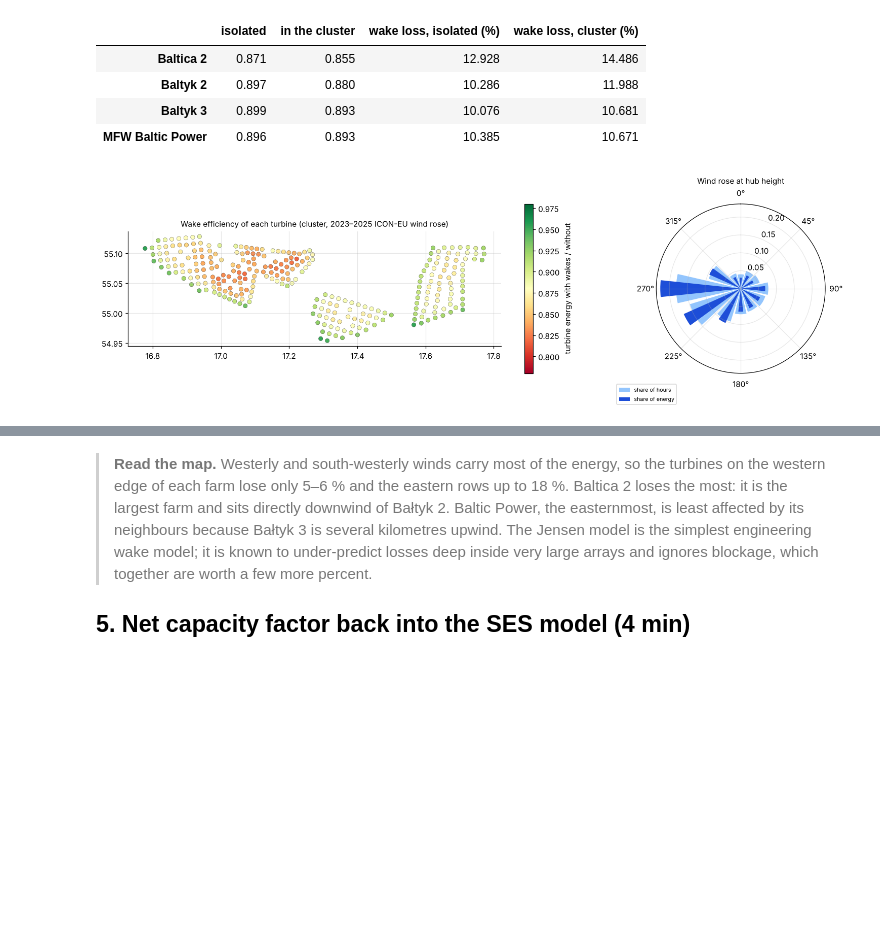
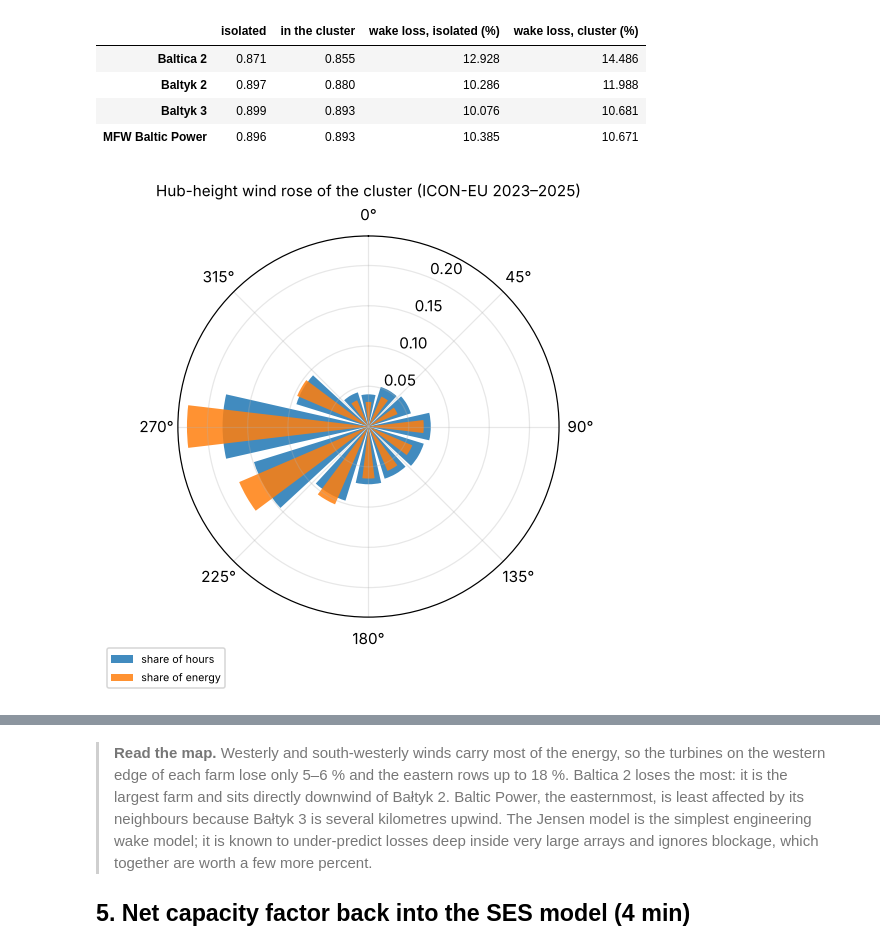
Before and after one commit to ogcincubator/bblocks-seadots, a Jupyter notebook: docs/baltic-ses-exercise/baltic_ses_production_extension.ipynb, the cells around one changed output, grey strips where cells are left out. Saved outputs shown, nothing was run; the diff lists cells and outputs as text; code cells hidden in the pictures; blank space fills up the shorter version.

```diff
--- a/docs/baltic-ses-exercise/baltic_ses_production_extension.ipynb
+++ b/docs/baltic-ses-exercise/baltic_ses_production_extension.ipynb
@@ -246,25 +174,9 @@ Each turbine slows the wind behind it. The **Jensen (Park) model** treats a wake
 
 First each farm on its own, then the four together. From west to east they are Bałtyk 2, Baltica 2, Bałtyk 3 and Baltic Power, only a few kilometres apart, so the prevailing westerly winds carry each farm's wakes into its eastern neighbour.
 # %%
-rose = pd.read_csv(DATA / "wind_rose_hubheight_icon_eu_2023-2025.csv")
-rose_of = {site: parse_counts(g.sort_values("sector_deg").counts_0_to_30ms) for site, g in rose.groupby("site")}
+roses = sp.load_wind_roses(DATA / "wind_rose_hubheight_icon_eu_2023-2025.csv")
 WAKE_K = 0.04                                         # ASSUMPTION: offshore wake decay constant
-
-eff_isolated = {}
-for site, g in turbines.groupby("wind_site"):
-    xy = local_xy(g.lon, g.lat)
-    w, wo, _ = wake_energy(xy, g.model.values, {m: curves[m] for m in g.model.unique()}, g.rotor_d.values, rose_of[site], k=WAKE_K)
-    eff_isolated[site] = w.sum() / wo.sum()
-
-cluster_rose = sum(rose_of[s] for s in colors) / len(colors)  # the four sites' roses, averaged
-xy_all = local_xy(turbines.lon, turbines.lat)
-w, wo, by_sector = wake_energy(xy_all, turbines.model.values, {m: curves[m] for m in turbines.model.unique()},
-                               turbines.rotor_d.values, cluster_rose, k=WAKE_K)
-turbines["efficiency"] = w / wo
-eff_cluster = (turbines.assign(w=w, wo=wo).groupby("wind_site").apply(lambda g: g.w.sum() / g.wo.sum()))
-wakes = pd.DataFrame({"isolated": pd.Series(eff_isolated), "in the cluster": eff_cluster})
-wakes["wake loss, isolated (%)"] = 100 * (1 - wakes.isolated)
-wakes["wake loss, cluster (%)"] = 100 * (1 - wakes["in the cluster"])
+wakes, turbines, rose_shares = sp.wake_efficiencies(turbines, roses, curves["mid"], k=WAKE_K)
 wakes.round(3)
 # %% [output]
 |  | isolated | in the cluster | wake loss, isolated (%) | wake loss, cluster (%) |
@@ -273,16 +185,9 @@ wakes.round(3)
 | Baltyk 3 | 0.899 | 0.893 | 10.076 | 10.681 |
 | MFW Baltic Power | 0.896 | 0.893 | 10.385 | 10.671 |
 # %%
-fig = plt.figure(figsize=(14, 4.3))
-ax = [fig.add_subplot(1, 3, (1, 2)), fig.add_subplot(1, 3, 3, projection="polar")]
-sc = ax[0].scatter(turbines.lon, turbines.lat, c=turbines.efficiency, cmap="RdYlGn", s=30, vmin=.78, vmax=.98, edgecolor="k", lw=.2)
-plt.colorbar(sc, ax=ax[0], label="turbine energy with wakes / without")
-ax[0].set_aspect(1.75); ax[0].set_title("Wake efficiency of each turbine (cluster, 2023–2025 ICON-EU wind rose)", fontsize=10)
-sectors = np.arange(12) * 30
-hours = cluster_rose.sum(1)
-ax[1].bar(np.radians(sectors), hours / hours.sum(), width=np.radians(26), color="#93c5fd", label="share of hours")
-ax[1].bar(np.radians(sectors), by_sector / by_sector.sum(), width=np.radians(12), color="#1d4ed8", label="share of energy")
-ax[1].set_theta_zero_location("N"); ax[1].set_theta_direction(-1); ax[1].set_title("Wind rose at hub height", fontsize=10)
-ax[1].legend(fontsize=7, loc="lower left", bbox_to_anchor=(-.25, -.2)); plt.tight_layout(); plt.show()
+viz.wind_rose(rose_shares, title="Hub-height wind rose of the cluster (ICON-EU 2023–2025)"); plt.show()
+viz.explore({"turbine wake efficiency": {"data": turbines, "column": "efficiency", "cmap": "RdYlGn",
+                                         "vmin": .78, "vmax": .98, "marker_kwds": {"radius": 5},
+                                         "tooltip": ["wind_site", "ref", "model", "efficiency"]}})
 # %% [output]
-[figure, old version]
+[figure, new version]
```
Also changed, not shown: parts of 11 cells of this notebook, 21 other files.
